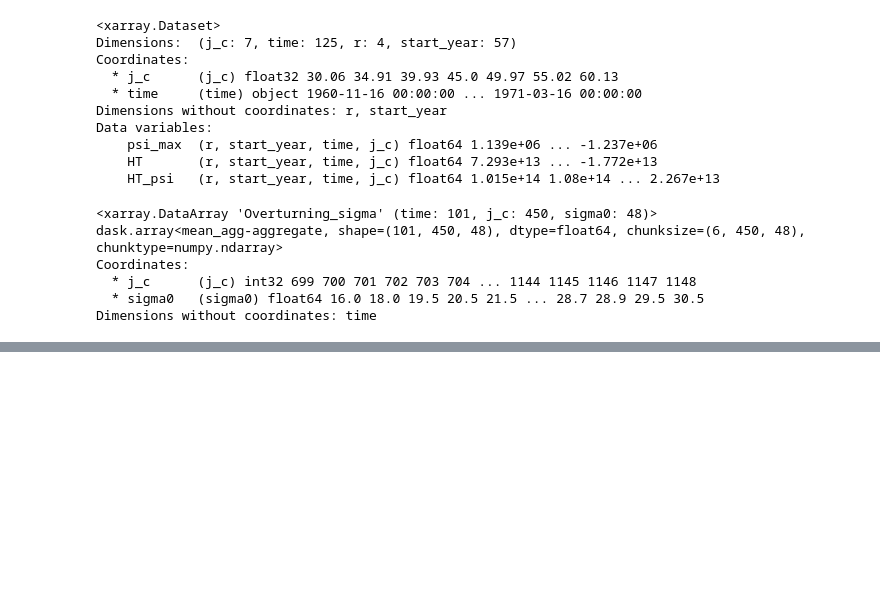
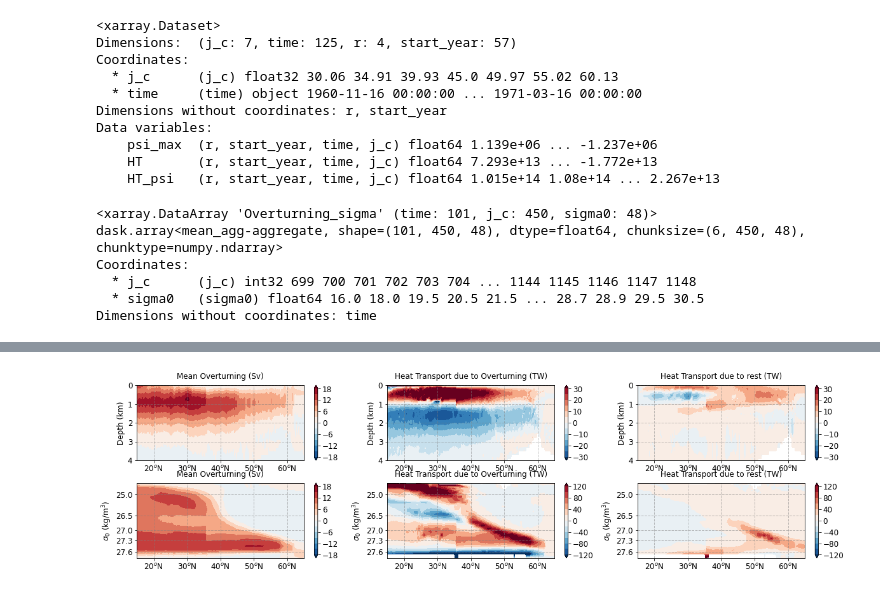
Before and after one commit to hmkhatri/AMOC_Variability_DePreSys_MET, a Jupyter notebook: Notebooks/Analysis/07_Overturning_sigma_z.ipynb, the cells around one changed output, grey strips where cells are left out. Cells and saved outputs as stored; diff of their text form; code cells hidden in the pictures; blank space fills up the shorter version.

```diff
--- a/Notebooks/Analysis/07_Overturning_sigma_z.ipynb
+++ b/Notebooks/Analysis/07_Overturning_sigma_z.ipynb
@@ -1535,0 +1633,67 @@ Dimensions without coordinates: time
+# %%
+grid1 = plt.GridSpec(2, 3, wspace=0.2, hspace=0.3)
+fig = plt.figure(figsize=[20,5])
+
+lat = ds2['latitude']
+
+rng_z = [18., 30., 30.]
+rng_sigma = [18., 120., 120.]
+titl = ['Mean Overturning (Sv)', 'Heat Transport due to Overturning (TW)', 'Heat Transport due to rest (TW)']
+
+for i in range(0,3):
+
+    if(i==0):
+        tmp = ds2['Overturning_z'].mean(['time']).isel(j_c=slice(0,340)) / 1e6
+    elif(i==1):
+        tmp = ds2['MHT_overturning_z'].mean(['time']).isel(j_c=slice(0,340)) / 1e12
+    else:
+        tmp = (ds2['MHT_z'] - ds2['MHT_overturning_z']).mean(['time']).isel(j_c=slice(0,340)) / 1e12
+
+    tmp = tmp.assign_coords(j_c=lat.isel(j_c=slice(0,340)))
+
+    ax = fig.add_subplot(grid1[0, i])
+    p = tmp.plot.contourf(ax=ax, x='j_c', y='lev', levels = 13, vmin = -rng_z[i], vmax = rng_z[i],
+                          cmap='RdBu_r', add_labels=False, add_colorbar=False, extend='both')
+    ax.set_ylabel('Depth (km)', fontsize=12)
+    cb = fig.colorbar(p, ax=ax)
+    cb.ax.tick_params(labelsize=12)
+    plt.xticks(np.arange(20,71,10), [r'$20^o$N', r'$30^o$N', r'$40^o$N', r'$50^o$N', r'$60^o$N', r'$70^o$N'], fontsize = 12);
+    plt.yticks(np.arange(0,4500,1000), [r'0', r'1', r'2', r'3', r'4'])
+    ax.set_ylim([0., 4000.])
+    ax.set_xlim([15., 65.])
+    ax.grid(color='gray', alpha=0.5, linestyle='--', lw=1.)
+    ax.set_title(titl[i], pad=10, fontsize=12)
+    plt.gca().invert_yaxis()
+    plt.yticks(fontsize = 12);
+    plt.xticks(fontsize = 12);
+
+for i in range(0,3):
+
+    if(i==0):
+        tmp = ds2['Overturning_sigma'].mean(['time']).isel(j_c=slice(0,340)) / 1e6
+    elif(i==1):
+        tmp = ds2['MHT_overturning_sigma'].mean(['time']).isel(j_c=slice(0,340)) / 1e12
+    else:
+        tmp = (ds2['MHT_sigma'] - ds2['MHT_overturning_sigma']).mean(['time']).isel(j_c=slice(0,340)) / 1e12
+
+    tmp = tmp.assign_coords(j_c=lat.isel(j_c=slice(0,340)))
+    rng_nl = ds2['sigma0']* np.arange(0, len(ds2['sigma0']))**2
+    tmp = tmp.drop('sigma0').assign_coords(sigma0 = rng_nl)
+
+    ax = fig.add_subplot(grid1[1,i])
+    p = tmp.plot.contourf(ax=ax, x='j_c', y='sigma0', levels = 13, vmin = -rng_sigma[i], vmax = rng_sigma[i],
+                          cmap='RdBu_r', add_labels=False, add_colorbar=False, extend='both')
+    ax.set_ylabel(r'$\sigma_0$ (kg/m$^3$)', fontsize=12)
+    cb = fig.colorbar(p, ax=ax) #, orientation="horizontal")
+    cb.ax.tick_params(labelsize=12)
+    plt.xticks(np.arange(20,71,10), [r'$20^o$N', r'$30^o$N', r'$40^o$N', r'$50^o$N', r'$60^o$N', r'$70^o$N'], fontsize = 12);
+    ax.set_xlim([15., 65.])
+    ax.set_ylim([0., 40000.])
+    plt.yticks([15.5**2 * 25., 25.5**2*26.5, 30.5**2*27, 33.5**2*27.3, 36.5**2*27.6], [25.0, 26.5, 27.0, 27.3, 27.6])
+    ax.grid(color='gray', alpha=0.5, linestyle='--', lw=1.)
+    ax.set_title(titl[i], pad=10, fontsize=12)
+    plt.gca().invert_yaxis()
+    plt.yticks(fontsize = 12);
+    plt.xticks(fontsize = 12);
+# %% [output]
+[figure, added]
```
Also changed, not shown: parts of 7 cells of this notebook, 6 other files.
